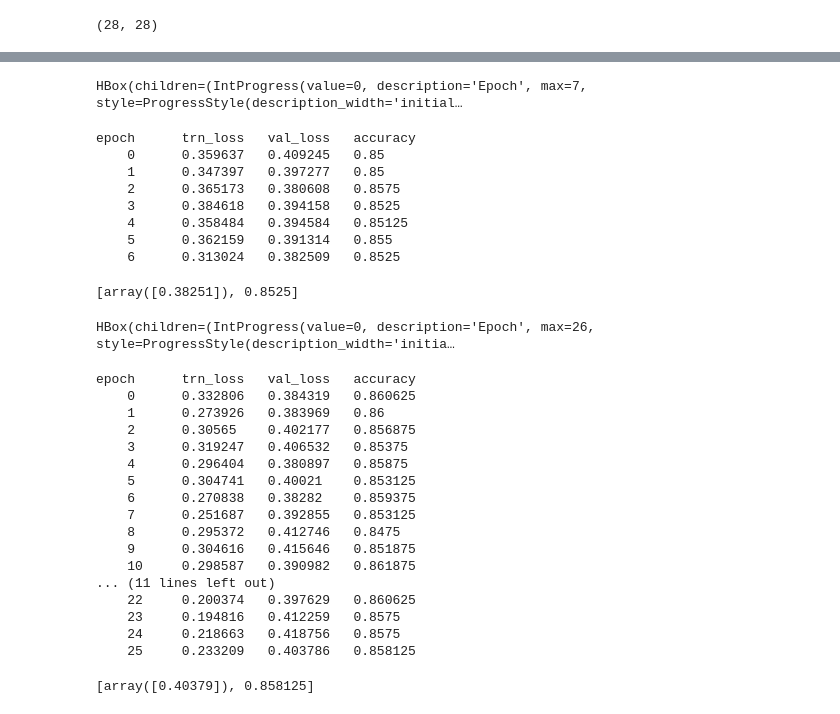
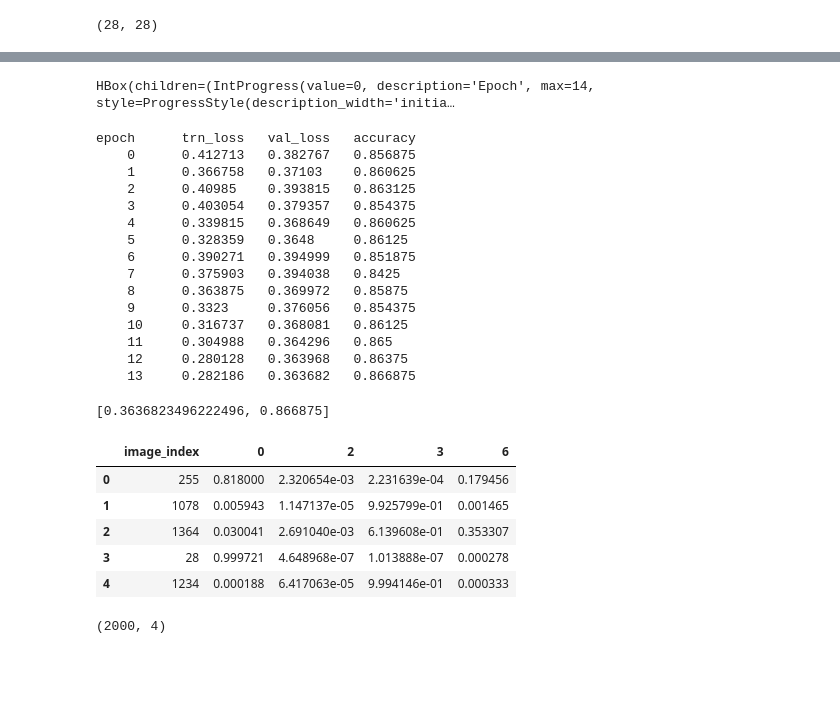
Before and after one commit to ishankjain/root, a Jupyter notebook: Computervision /iiitd.ipynb, the cells around one changed output, grey strips where cells are left out. Drawn from its saved outputs; the diff is of its cells as text; code cells hidden in the pictures; blank space fills up the shorter version.

```diff
--- a/Computervision /iiitd.ipynb
+++ b/Computervision /iiitd.ipynb
@@ -146,35 +163,20 @@ epoch      trn_loss   val_loss   accuracy
 # %%
-learn.fit(1e-2, 3, cycle_len=1, cycle_mult=2)
+learn.fit(1e-2, 3, cycle_len=2,cycle_mult=2)
 # %% [output]
-HBox(children=(IntProgress(value=0, description='Epoch', max=7, style=ProgressStyle(description_width='initial…
+HBox(children=(IntProgress(value=0, description='Epoch', max=14, style=ProgressStyle(description_width='initia…
 epoch      trn_loss   val_loss   accuracy
-    0      0.359637   0.409245   0.85
-    1      0.347397   0.397277   0.85
-    2      0.365173   0.380608   0.8575
-    3      0.384618   0.394158   0.8525
-    4      0.358484   0.394584   0.85125
-    5      0.362159   0.391314   0.855
-    6      0.313024   0.382509   0.8525
+    0      0.412713   0.382767   0.856875
+    1      0.366758   0.37103    0.860625
+    2      0.40985    0.393815   0.863125
+    3      0.403054   0.379357   0.854375
+    4      0.339815   0.368649   0.860625
+    5      0.328359   0.3648     0.86125
+    6      0.390271   0.394999   0.851875
+    7      0.375903   0.394038   0.8425
+    8      0.363875   0.369972   0.85875
+    9      0.3323     0.376056   0.854375
+    10     0.316737   0.368081   0.86125
+    11     0.304988   0.364296   0.865
+    12     0.280128   0.363968   0.86375
+    13     0.282186   0.363682   0.866875
-[array([0.38251]), 0.8525]
+[0.3636823496222496, 0.866875]
-# %%
-learn.fit(1e-2, 3, cycle_len=2,cycle_mult=3)
-# %% [output]
-HBox(children=(IntProgress(value=0, description='Epoch', max=26, style=ProgressStyle(description_width='initia…
-epoch      trn_loss   val_loss   accuracy
-    0      0.332806   0.384319   0.860625
-    1      0.273926   0.383969   0.86
-    2      0.30565    0.402177   0.856875
-    3      0.319247   0.406532   0.85375
-    4      0.296404   0.380897   0.85875
-    5      0.304741   0.40021    0.853125
-    6      0.270838   0.38282    0.859375
-    7      0.251687   0.392855   0.853125
-    8      0.295372   0.412746   0.8475
-    9      0.304616   0.415646   0.851875
-    10     0.298587   0.390982   0.861875
-... (11 lines left out)
-    22     0.200374   0.397629   0.860625
-    23     0.194816   0.412259   0.8575
-    24     0.218663   0.418756   0.8575
-    25     0.233209   0.403786   0.858125
-[array([0.40379]), 0.858125]
@@ -180,0 +185,19 @@ epoch      trn_loss   val_loss   accuracy
+# %%
+learn.load('resnet34')
+# %%
+log_preds, _ = learn.TTA(is_test=True)
+probs = np.mean(np.exp(log_preds),0)
+# accuracy_np(probs, y), metrics.log_loss(y, probs)
+# %%
+df = pd.DataFrame(probs)
+df.columns = data.classes
+df.insert(0, 'image_index', [o[5:-4] for o in data.test_ds.fnames])
+df.shape
+df.head()
+# %% [output]
+|  | image_index | 0 | 2 | 3 | 6 |
+| 0 | 255 | 0.818000 | 2.320654e-03 | 2.231639e-04 | 0.179456 |
+| 1 | 1078 | 0.005943 | 1.147137e-05 | 9.925799e-01 | 0.001465 |
+| 2 | 1364 | 0.030041 | 2.691040e-03 | 6.139608e-01 | 0.353307 |
+| 3 | 28 | 0.999721 | 4.648968e-07 | 1.013888e-07 | 0.000278 |
+| 4 | 1234 | 0.000188 | 6.417063e-05 | 9.994146e-01 | 0.000333 |
@@ -181,3 +218,7 @@ epoch      trn_loss   val_loss   accuracy
+# %%
+probs.shape
+# %% [output]
+(2000, 4)
 # %%
 learn.precompute = False
 # %%
```
Also changed, not shown: parts of 24 cells of this notebook.
